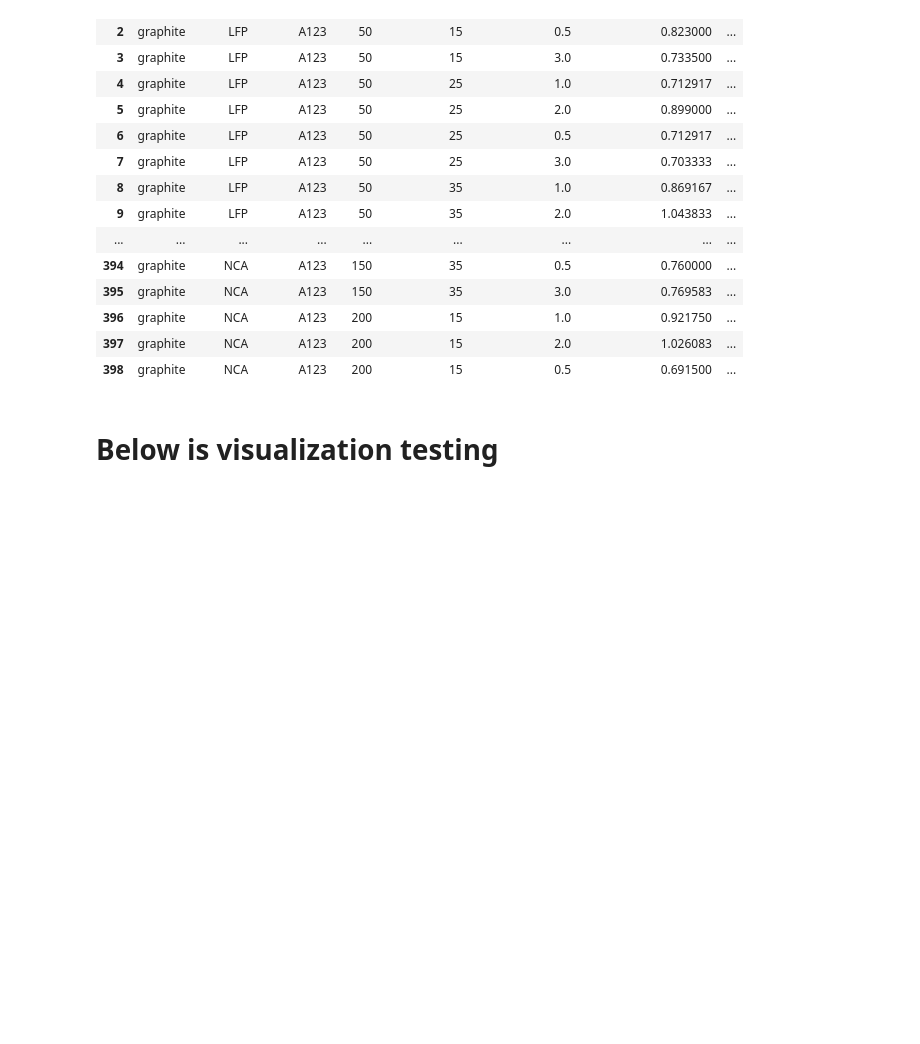
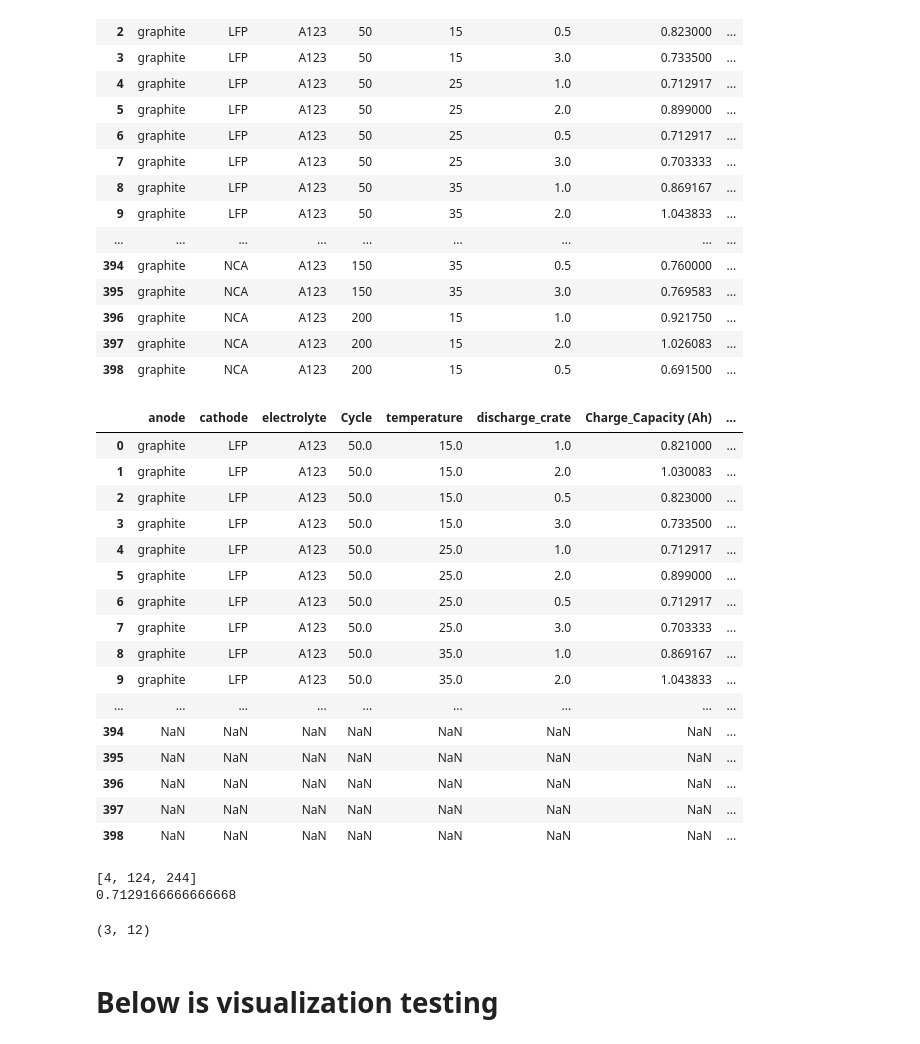
Before and after one commit to SZ-Jasper/SELEC, a Jupyter notebook: selec/gui_testing.ipynb, the cells around one changed output. Drawn from its saved outputs; the diff is of its cells as text; code cells hidden in the pictures; blank space fills up the shorter version.

```diff
--- a/selec/gui_testing.ipynb
+++ b/selec/gui_testing.ipynb
@@ -191,6 +191,67 @@ report
 | 396 | graphite | NCA | A123 | 200 | 15 | 1.0 | 0.921750 | ... |
 | 397 | graphite | NCA | A123 | 200 | 15 | 2.0 | 1.026083 | ... |
 | 398 | graphite | NCA | A123 | 200 | 15 | 0.5 | 0.691500 | ... |
+# %%
+user_in = ['graphite', 'LFP', 50, 25, 1.0]
+anode_choice = user_in[0]
+
+report.where(report['cathode']=='LFP')
+# %% [output]
+|  | anode | cathode | electrolyte | Cycle | temperature | discharge_crate | Charge_Capacity (Ah) | ... |
+| 0 | graphite | LFP | A123 | 50.0 | 15.0 | 1.0 | 0.821000 | ... |
+| 1 | graphite | LFP | A123 | 50.0 | 15.0 | 2.0 | 1.030083 | ... |
+| 2 | graphite | LFP | A123 | 50.0 | 15.0 | 0.5 | 0.823000 | ... |
+| 3 | graphite | LFP | A123 | 50.0 | 15.0 | 3.0 | 0.733500 | ... |
+| 4 | graphite | LFP | A123 | 50.0 | 25.0 | 1.0 | 0.712917 | ... |
+| 5 | graphite | LFP | A123 | 50.0 | 25.0 | 2.0 | 0.899000 | ... |
+| 6 | graphite | LFP | A123 | 50.0 | 25.0 | 0.5 | 0.712917 | ... |
+| 7 | graphite | LFP | A123 | 50.0 | 25.0 | 3.0 | 0.703333 | ... |
+| 8 | graphite | LFP | A123 | 50.0 | 35.0 | 1.0 | 0.869167 | ... |
+| 9 | graphite | LFP | A123 | 50.0 | 35.0 | 2.0 | 1.043833 | ... |
+| ... | ... | ... | ... | ... | ... | ... | ... | ... |
+| 394 | NaN | NaN | NaN | NaN | NaN | NaN | NaN | ... |
+| 395 | NaN | NaN | NaN | NaN | NaN | NaN | NaN | ... |
+| 396 | NaN | NaN | NaN | NaN | NaN | NaN | NaN | ... |
+| 397 | NaN | NaN | NaN | NaN | NaN | NaN | NaN | ... |
+| 398 | NaN | NaN | NaN | NaN | NaN | NaN | NaN | ... |
+# %%
+user_in = ['graphite', 'LFP', 50, 25, 1.0]
+maybe = []
+n, m = report.shape
+
+# here's a code to extract all the values
+# currently it only extractgs the values for one cycle number
+# but we can extend it to more later by doing something like:
+# append the next two values as well
+# if there are no more points, just show the last three points
+
+for i in range(n):
+    if report['cathode'][i]==user_in[1] and \
+    report['Cycle'][i]==user_in[2] and \
+    report['temperature'][i]==user_in[3] and \
+    report['discharge_crate'][i]==user_in[4]:
+        maybe.append(i)
+
+print(maybe)
+
+something = []
+
+# we can edit this part to extract the other values as well
+# we also need to tie in the electrolyte to use as the label
+# we thinking ahead with the plotting, we can avoid fixing the connected plot lines
+# if we arrange this data structure smart enough
+
+for j in range(len(maybe)):
+    something.append(report.iloc[maybe[j], :])
+
+print(something[1][6])
+# %% [output]
+[4, 124, 244]
+0.7129166666666668
+# %%
+np.shape(something)
+# %% [output]
+(3, 12)
 # %% [markdown]
 # Below is visualization testing #
 # %%
```
Also changed, not shown: 1 other file.
